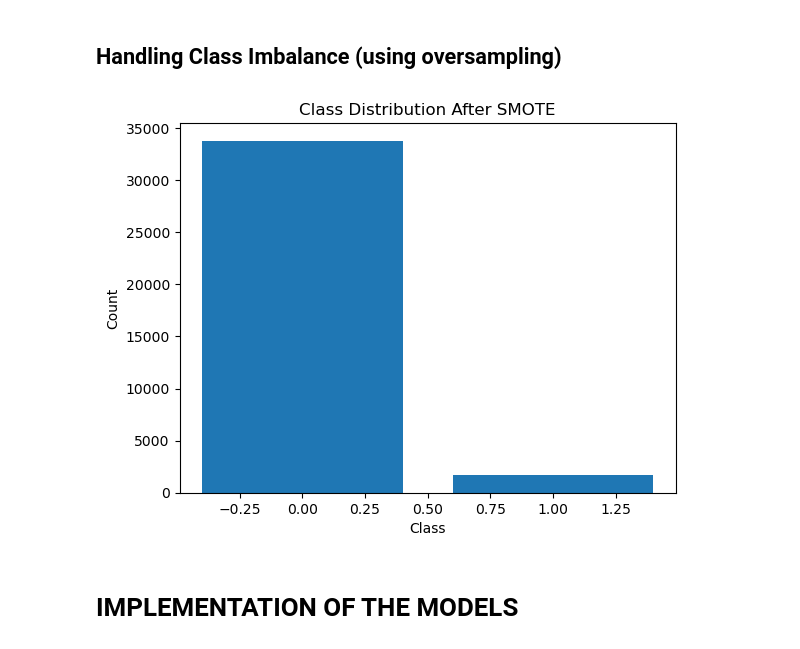
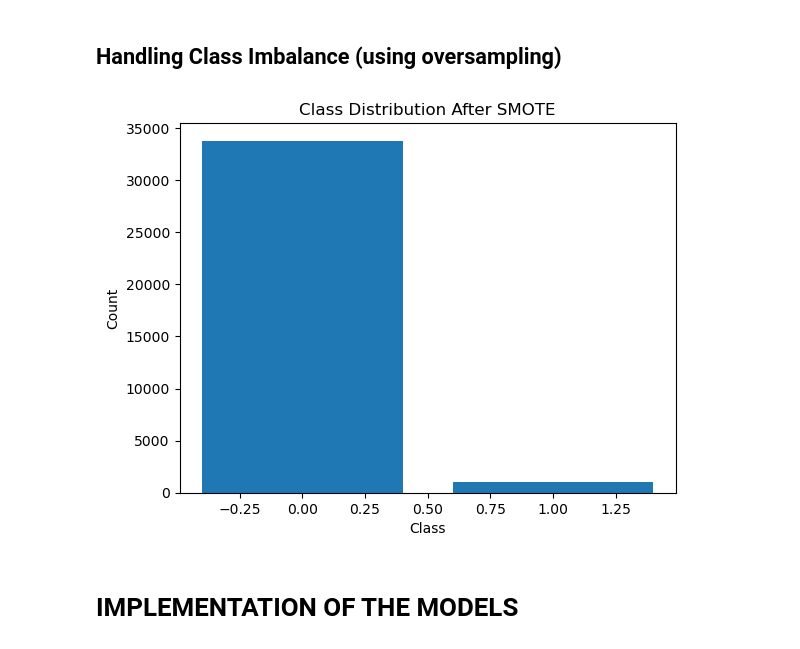
Before and after one commit to IT21070594/FDM-Project, a Jupyter notebook: Credit_Card_Fraud_Detection.ipynb, the cells around one changed output. Saved outputs shown, nothing was run; the diff lists cells and outputs as text; code cells hidden in the pictures.

Commit message:
ran with SMOTE val 0.03

```diff
--- a/Credit_Card_Fraud_Detection.ipynb
+++ b/Credit_Card_Fraud_Detection.ipynb
@@ -447,25 +447,25 @@ y = data['is_fraud'] #target variables
 # %%
 from imblearn.over_sampling import SMOTE
 import numpy as np
 import matplotlib.pyplot as plt
 
 # Create an instance of the SMOTE class for oversampling
-smote = SMOTE(sampling_strategy=0.05, random_state=42)
+smote = SMOTE(sampling_strategy=0.03, random_state=42)
 
 # Oversample the training data using SMOTE
 X_sm, y_sm = smote.fit_resample(X, y)
 
 # Count the number of samples in each class after oversampling
 unique, counts = np.unique(y_sm, return_counts=True)
 
 # Plot the class distribution after SMOTE
 plt.bar(unique, counts)
 plt.xlabel('Class')
 plt.ylabel('Count')
 plt.title('Class Distribution After SMOTE')
 plt.show()
 # %% [output]
-[figure, old version]
+[figure, new version]
 # %% [markdown]
 # IMPLEMENTATION OF THE MODELS
 # %% [markdown]
```
Also changed, not shown: parts of 39 cells of this notebook.
